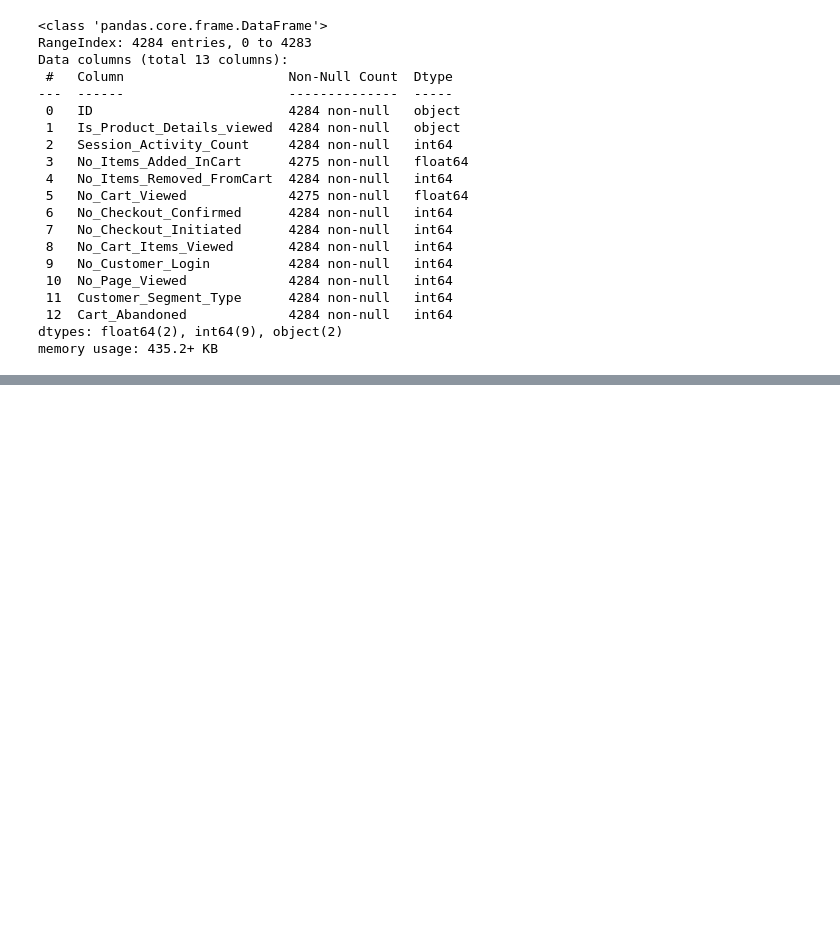
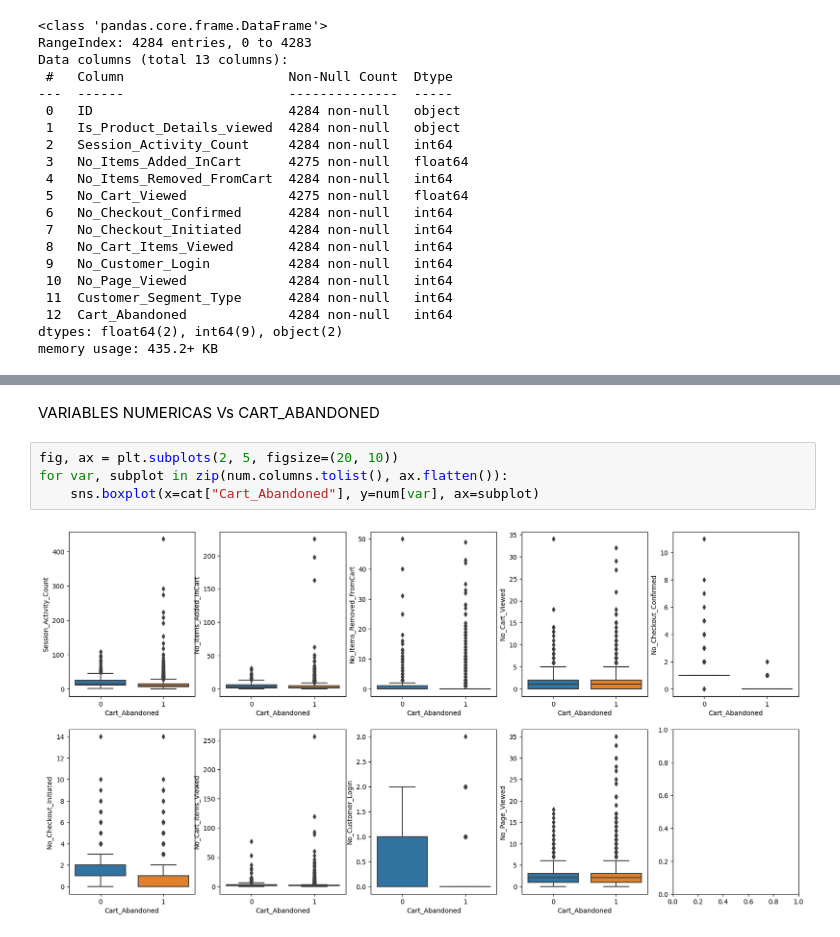
Before and after one commit to newneo4/c18-60-m-data-bi, a Jupyter notebook: notebooks/etl.ipynb, the cells around one changed output, grey strips where cells are left out. Drawn from its saved outputs; the diff is of its cells as text; blank space fills up the shorter version.

```diff
--- a/notebooks/etl.ipynb
+++ b/notebooks/etl.ipynb
@@ -54,0 +85,8 @@ df_pb = data.copy()
+# %% [markdown]
+VARIABLES NUMERICAS Vs CART_ABANDONED
+# %%
+fig, ax = plt.subplots(2, 5, figsize=(20, 10))
+for var, subplot in zip(num.columns.tolist(), ax.flatten()):
+    sns.boxplot(x=cat["Cart_Abandoned"], y=num[var], ax=subplot)
+# %% [output]
+[figure, added]
```
Also changed, not shown: parts of 58 cells of this notebook.
